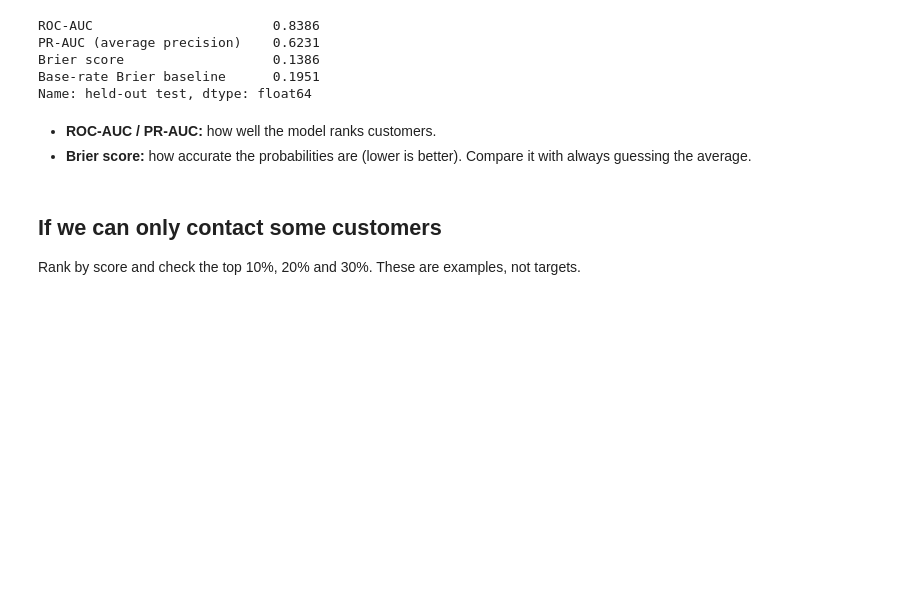
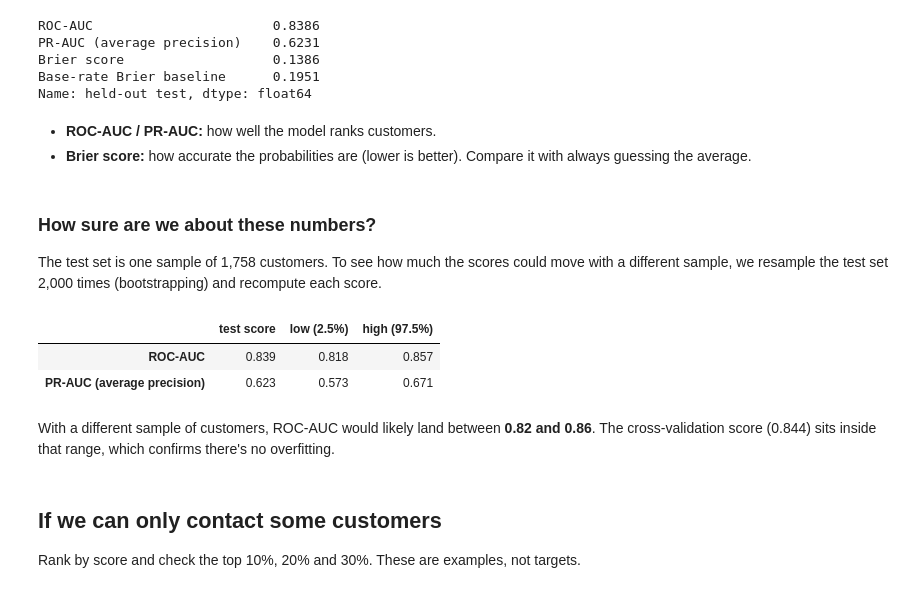
Before and after one commit to Srijana-gits/churn-intelligence, a Jupyter notebook: notebooks/04_evaluation.ipynb, the cells around one changed output. Saved outputs shown, nothing was run; the diff lists cells and outputs as text; code cells hidden in the pictures; blank space fills up the shorter version.

```diff
--- a/notebooks/04_evaluation.ipynb
+++ b/notebooks/04_evaluation.ipynb
@@ -157,6 +157,33 @@ Name: held-out test, dtype: float64
 # %% [markdown]
 - **ROC-AUC / PR-AUC:** how well the model ranks customers.
 - **Brier score:** how accurate the probabilities are (lower is better). Compare it with always guessing the average.
+# %% [markdown]
+### How sure are we about these numbers?
+
+The test set is one sample of 1,758 customers. To see how much the scores could move with a different sample, we resample the test set 2,000 times (bootstrapping) and recompute each score.
+# %%
+rng = np.random.default_rng(42)
+boot = {"ROC-AUC": [], "PR-AUC (average precision)": []}
+for _ in range(2000):
+    idx = rng.integers(0, len(test_actual), len(test_actual))
+    if test_actual[idx].min() == test_actual[idx].max():
+        continue  # a resample with only one class has no AUC
+    boot["ROC-AUC"].append(roc_auc_score(test_actual[idx], test_probabilities[idx]))
+    boot["PR-AUC (average precision)"].append(
+        average_precision_score(test_actual[idx], test_probabilities[idx]))
+
+intervals = pd.DataFrame({
+    "test score": test_quality[list(boot)],
+    "low (2.5%)": {k: np.percentile(v, 2.5) for k, v in boot.items()},
+    "high (97.5%)": {k: np.percentile(v, 97.5) for k, v in boot.items()},
+})
+intervals.round(3)
+# %% [output]
+|  | test score | low (2.5%) | high (97.5%) |
+| ROC-AUC | 0.839 | 0.818 | 0.857 |
+| PR-AUC (average precision) | 0.623 | 0.573 | 0.671 |
+# %% [markdown]
+With a different sample of customers, ROC-AUC would likely land between **0.82 and 0.86**. The cross-validation score (0.844) sits inside that range, which confirms there's no overfitting.
 # %% [markdown]
 ## If we can only contact some customers
 
```
Also changed, not shown: parts of 5 cells of this notebook, 4 other files.
